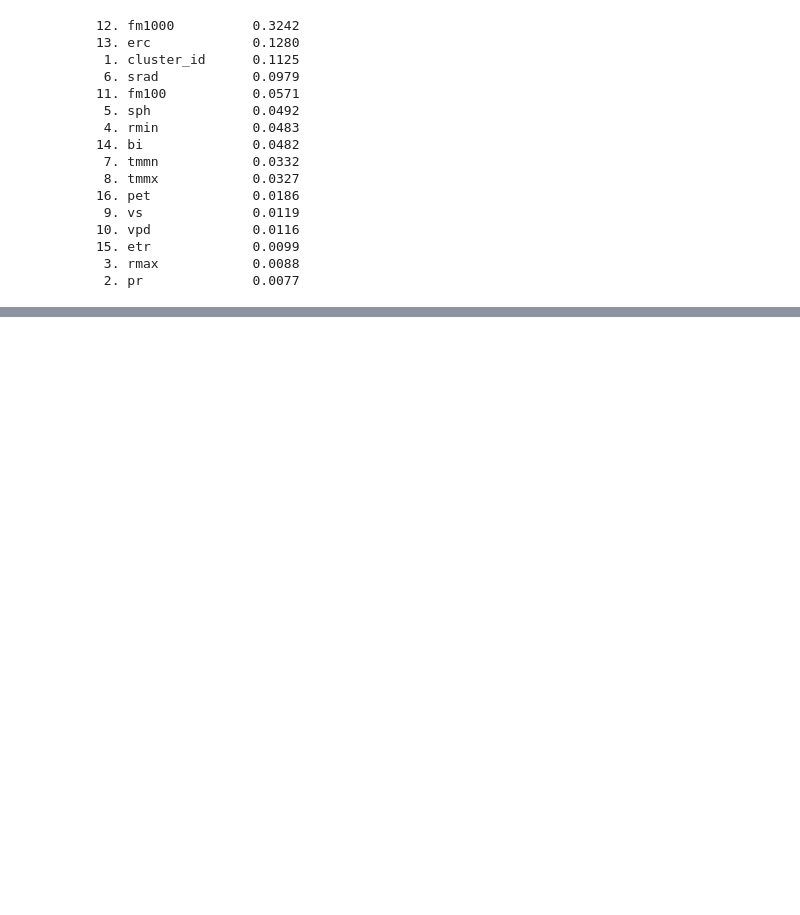
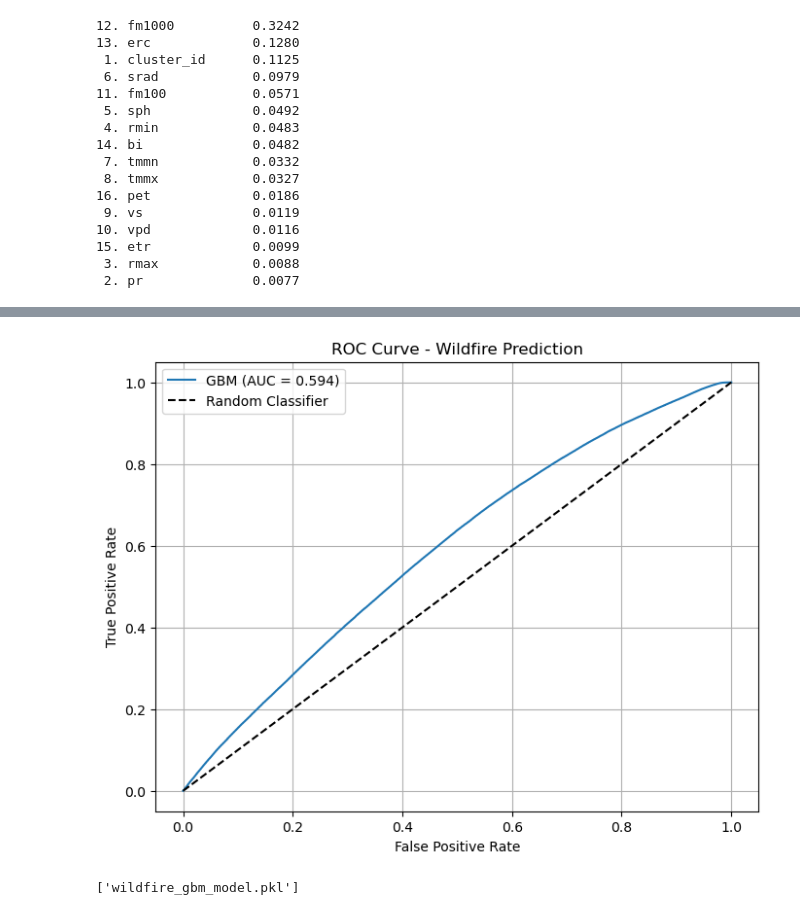
Before and after one commit to Ganga0506/CSE2600-Group-Project, a Jupyter notebook: GBM.ipynb, the cells around one changed output, grey strips where cells are left out. Drawn from its saved outputs; the diff is of its cells as text; code cells hidden in the pictures; blank space fills up the shorter version.

```diff
--- a/GBM.ipynb
+++ b/GBM.ipynb
@@ -125,0 +140,18 @@ for i, row in feature_importance.iterrows():
+# %%
+fpr, tpr, thresholds = roc_curve(y_test, y_pred_proba)
+
+plt.figure(figsize=(8, 6))
+plt.plot(fpr, tpr, label=f'GBM (AUC = {auc_roc:.3f})')
+plt.plot([0, 1], [0, 1], 'k--', label='Random Classifier')
+plt.xlabel('False Positive Rate')
+plt.ylabel('True Positive Rate')
+plt.title('ROC Curve - Wildfire Prediction')
+plt.legend()
+plt.grid(True)
+plt.show()
+# %% [output]
+[figure, added]
+# %%
+joblib.dump(gbm, 'wildfire_gbm_model.pkl')
+# %% [output]
+['wildfire_gbm_model.pkl']
```
Also changed, not shown: parts of 3 cells of this notebook.
